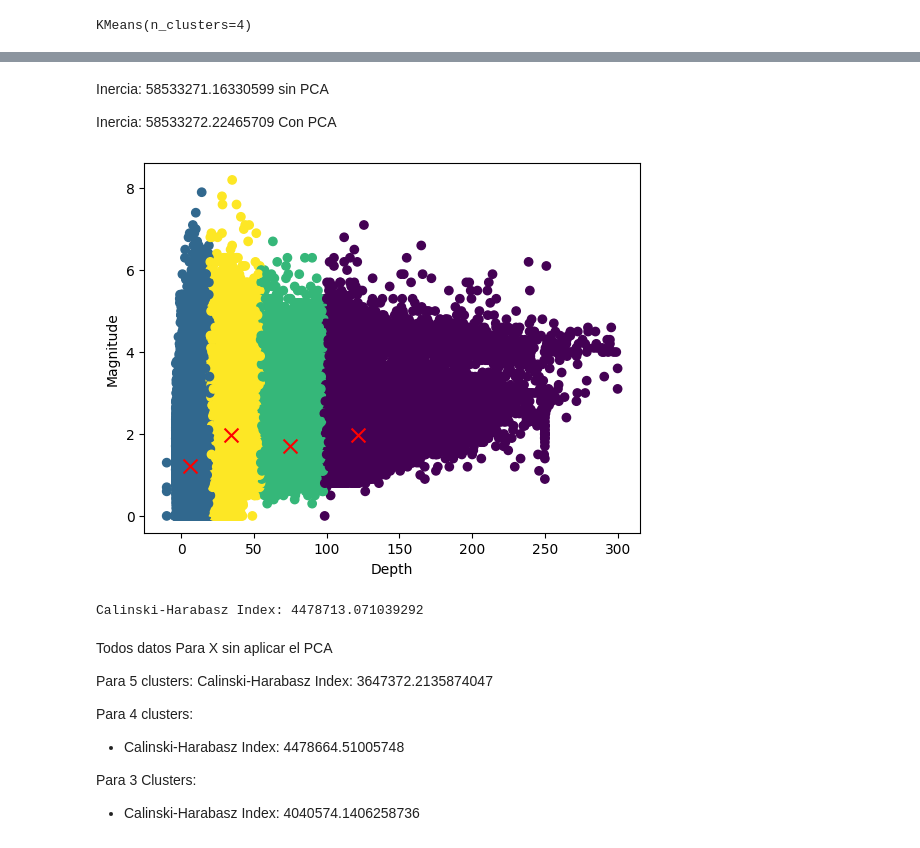
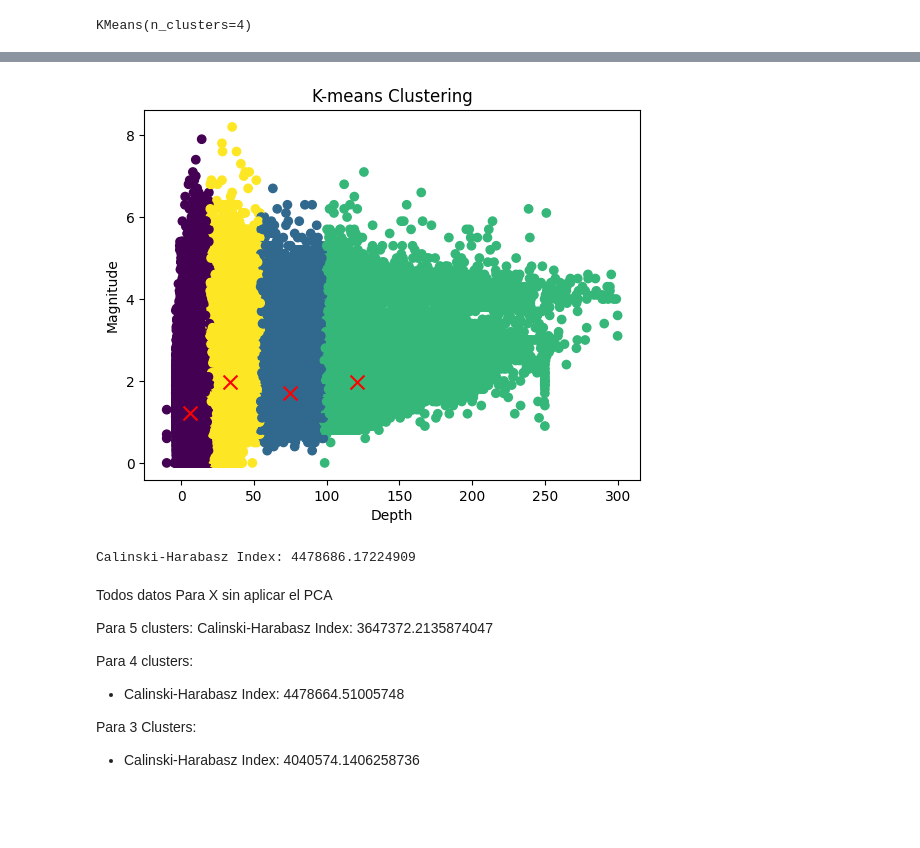
Before and after one commit to Magic-Mario/sismos_henry, a Jupyter notebook: model/model.ipynb, the cells around one changed output, grey strips where cells are left out. Drawn from its saved outputs; the diff is of its cells as text; code cells hidden in the pictures; blank space fills up the shorter version.

```diff
--- a/model/model.ipynb
+++ b/model/model.ipynb
@@ -92,10 +96,8 @@ kmeans.fit(X)
 # %% [output]
 KMeans(n_clusters=4)
 # %%
-predictions = kmeans.predict(X)
+labels = kmeans.predict(X)
+centroids = kmeans.cluster_centers_
-# %%
-labels = kmeans.labels_
-centroids = kmeans.cluster_centers_
 # %%
 from sklearn.metrics import silhouette_score, calinski_harabasz_score
 # %%
@@ -111,31 +113,22 @@ Inercia: 58532585.020158954
-# %% [markdown]
-Inercia: 58533271.16330599 sin PCA
-
-Inercia: 58533272.22465709 Con PCA
 # %%
 import matplotlib.pyplot as plt
 
-# Graficar los puntos de datos
-plt.scatter(X[:, 0], X[:, 1], c=labels, cmap='viridis')
-# o bien: plt.scatter(filled_depths, filled_mags, c=labels, cmap='viridis')
-
-# Graficar los centroides
+# Crear una gráfica de dispersión de los datos de prueba con colores según las etiquetas
+plt.scatter(X[:, 0], X[:, 1], c=labels)
+# Agregar los centroides a la gráfica
 plt.scatter(centroids[:, 0], centroids[:, 1], marker='x', color='red', s=100)
-
-# Configurar etiquetas de los ejes
 plt.xlabel('Depth')
 plt.ylabel('Magnitude')
-
-# Mostrar el gráfico
+plt.title('K-means Clustering')
 plt.show()
 # %% [output]
-[figure, old version]
+[figure, new version]
 # %%
 # # Calcula el Calinski-Harabasz Index
-calinski_harabasz = calinski_harabasz_score(X, kmeans.labels_)
+calinski_harabasz = calinski_harabasz_score(X, labels=labels)
 print("Calinski-Harabasz Index:", calinski_harabasz)
 # %% [output]
-Calinski-Harabasz Index: 4478713.071039292
+Calinski-Harabasz Index: 4478686.17224909
 # %% [markdown]
 Todos datos Para X sin aplicar el PCA
 
```
Also changed, not shown: parts of 6 cells of this notebook, 2 other files.
